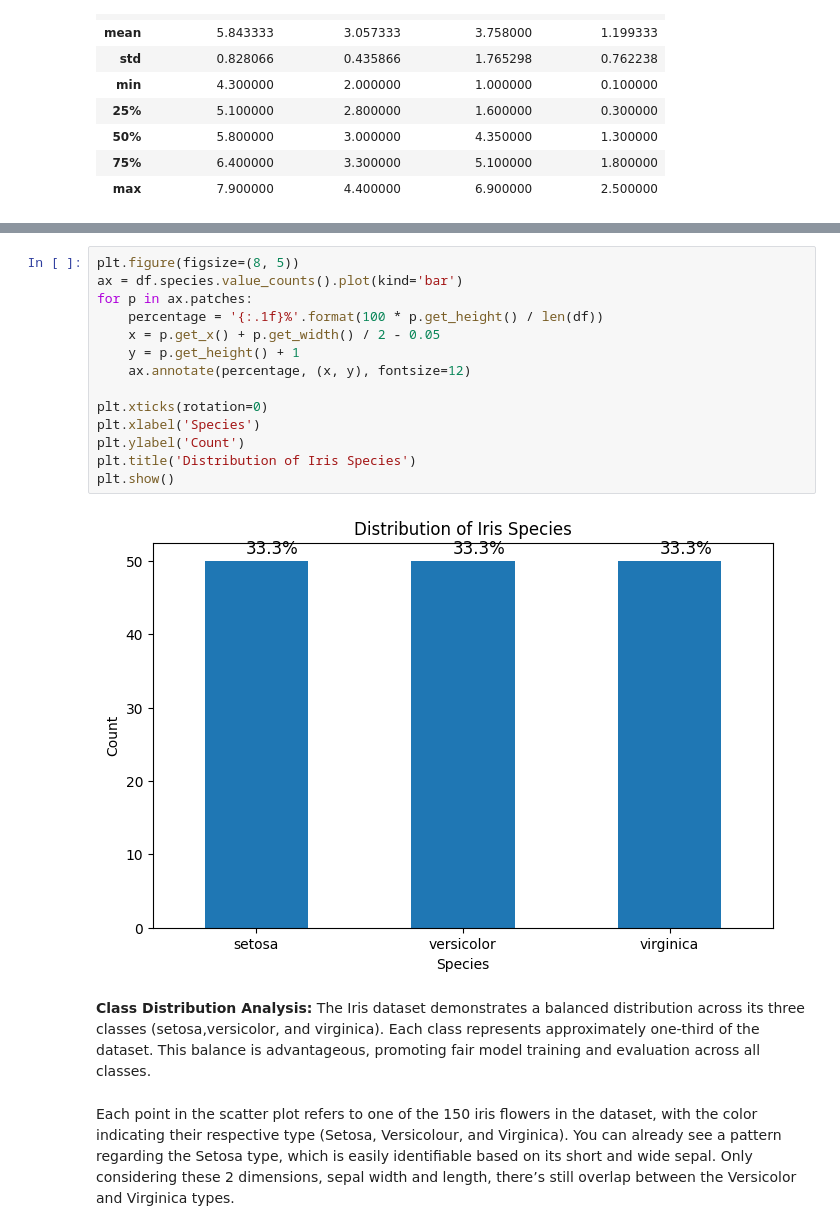
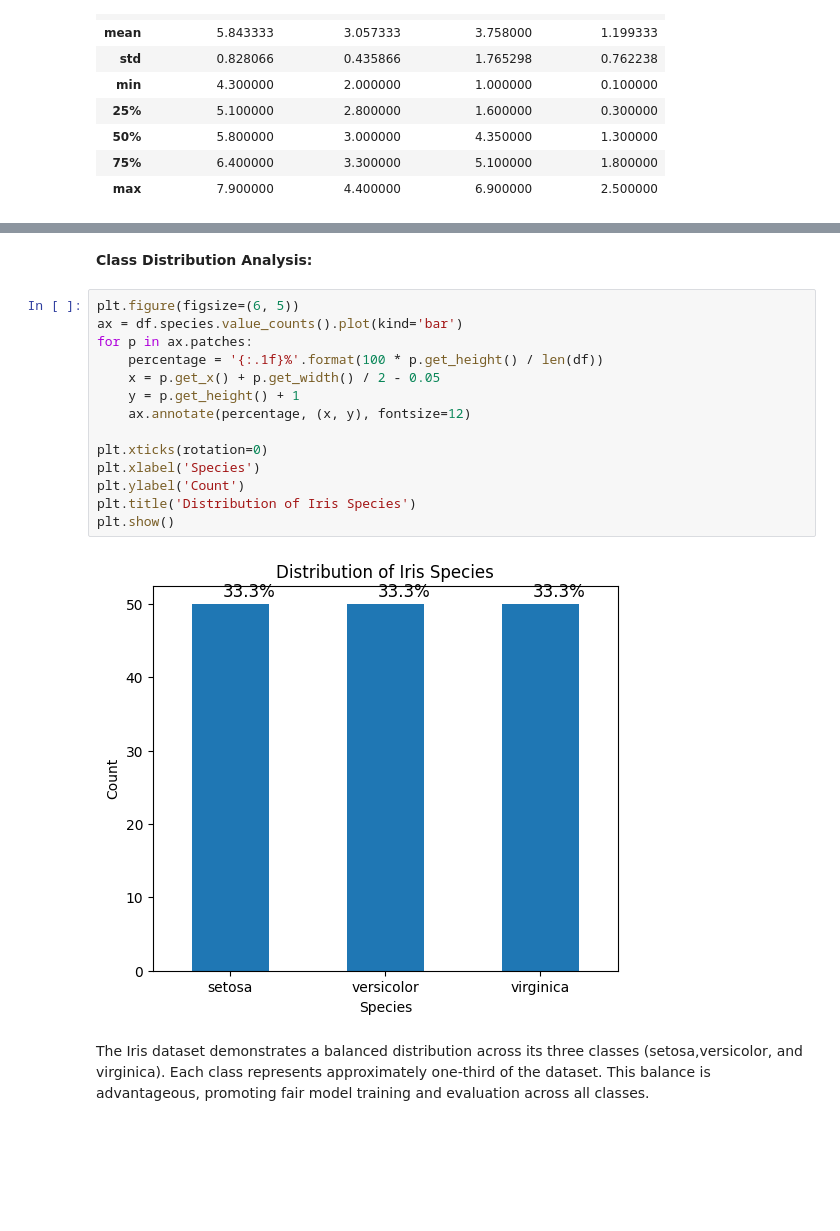
Before and after one commit to jrakhshanda55/Ausaf_ML, a Jupyter notebook: Athar_ML1.ipynb, the cells around one changed output, grey strips where cells are left out. Saved outputs shown, nothing was run; the diff lists cells and outputs as text; blank space fills up the shorter version.

```diff
--- a/Athar_ML1.ipynb
+++ b/Athar_ML1.ipynb
@@ -57,21 +76,20 @@ plt.show()
+# %% [markdown]
+**Class Distribution Analysis:**
 # %%
-plt.figure(figsize=(8, 5))
+plt.figure(figsize=(6, 5))
 ax = df.species.value_counts().plot(kind='bar')
 for p in ax.patches:
     percentage = '{:.1f}%'.format(100 * p.get_height() / len(df))
     x = p.get_x() + p.get_width() / 2 - 0.05
     y = p.get_height() + 1
     ax.annotate(percentage, (x, y), fontsize=12)
 
 plt.xticks(rotation=0)
 plt.xlabel('Species')
 plt.ylabel('Count')
 plt.title('Distribution of Iris Species')
 plt.show()
 # %% [output]
-[figure, old version]
+[figure, new version]
 # %% [markdown]
-**Class Distribution Analysis:**
 The Iris dataset demonstrates a balanced distribution across its three classes (setosa,versicolor, and virginica). Each class represents approximately one-third of the dataset. This balance is advantageous, promoting fair model training and evaluation across all classes.
-# %% [markdown]
-Each point in the scatter plot refers to one of the 150 iris flowers in the dataset, with the color indicating their respective type (Setosa, Versicolour, and Virginica). You can already see a pattern regarding the Setosa type, which is easily identifiable based on its short and wide sepal. Only considering these 2 dimensions, sepal width and length, there’s still overlap between the Versicolor and Virginica types.
```
Also changed, not shown: parts of 3 cells of this notebook.
